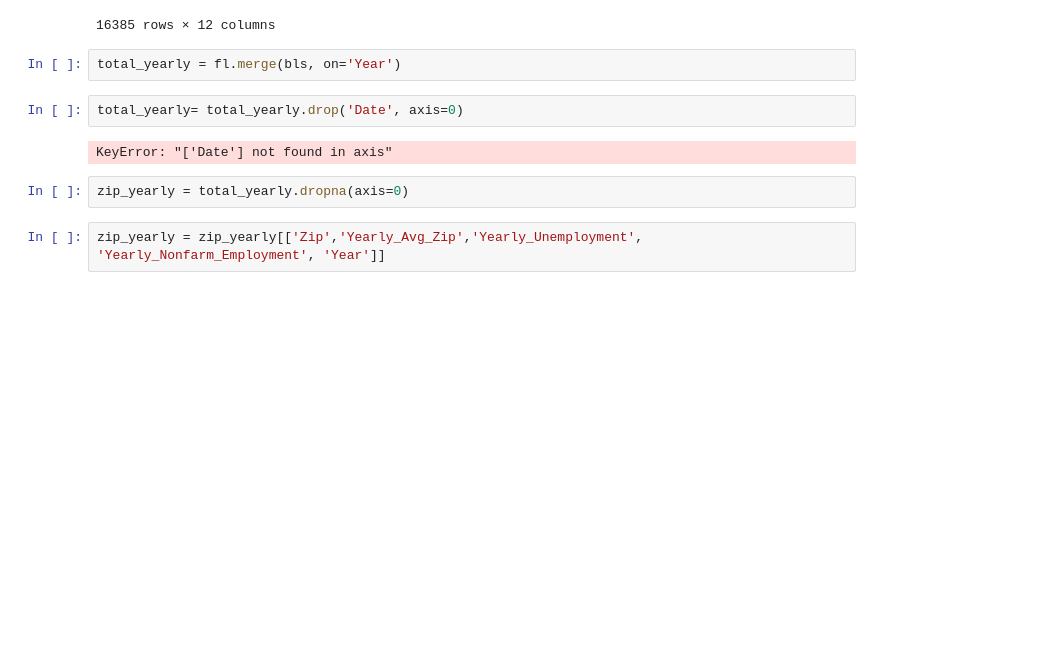
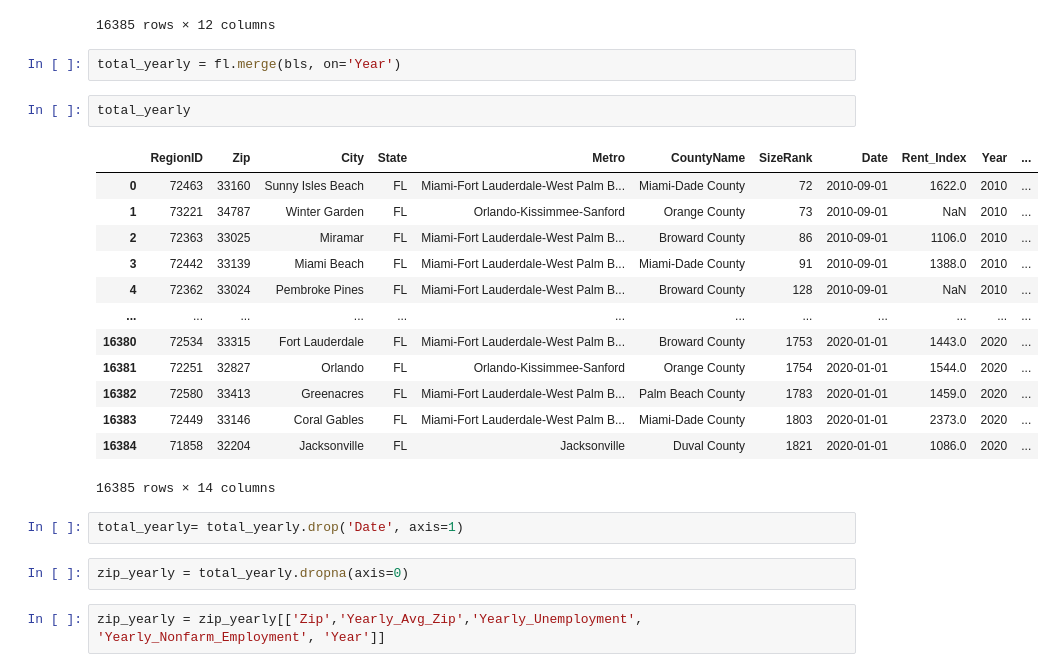
Before and after one commit to TheAidanAu/zillow_rent_index, a Jupyter notebook: JOHN/notebooks/Rent Idx Intial EDA-ed from Jacob.ipynb, the cells around one changed output. Drawn from its saved outputs; the diff is of its cells as text; blank space fills up the shorter version.

```diff
--- a/JOHN/notebooks/Rent Idx Intial EDA-ed from Jacob.ipynb
+++ b/JOHN/notebooks/Rent Idx Intial EDA-ed from Jacob.ipynb
@@ -311,10 +311,24 @@ fl
 16385 rows × 12 columns
 # %%
 total_yearly = fl.merge(bls, on='Year')
+# %%
+total_yearly
+# %% [output]
+|  | RegionID | Zip | City | State | Metro | CountyName | SizeRank | Date | Rent_Index | Year | ... |
+| 0 | 72463 | 33160 | Sunny Isles Beach | FL | Miami-Fort Lauderdale-West Palm B... | Miami-Dade County | 72 | 2010-09-01 | 1622.0 | 2010 | ... |
+| 1 | 73221 | 34787 | Winter Garden | FL | Orlando-Kissimmee-Sanford | Orange County | 73 | 2010-09-01 | NaN | 2010 | ... |
+| 2 | 72363 | 33025 | Miramar | FL | Miami-Fort Lauderdale-West Palm B... | Broward County | 86 | 2010-09-01 | 1106.0 | 2010 | ... |
+| 3 | 72442 | 33139 | Miami Beach | FL | Miami-Fort Lauderdale-West Palm B... | Miami-Dade County | 91 | 2010-09-01 | 1388.0 | 2010 | ... |
+| 4 | 72362 | 33024 | Pembroke Pines | FL | Miami-Fort Lauderdale-West Palm B... | Broward County | 128 | 2010-09-01 | NaN | 2010 | ... |
+| ... | ... | ... | ... | ... | ... | ... | ... | ... | ... | ... | ... |
+| 16380 | 72534 | 33315 | Fort Lauderdale | FL | Miami-Fort Lauderdale-West Palm B... | Broward County | 1753 | 2020-01-01 | 1443.0 | 2020 | ... |
+| 16381 | 72251 | 32827 | Orlando | FL | Orlando-Kissimmee-Sanford | Orange County | 1754 | 2020-01-01 | 1544.0 | 2020 | ... |
+| 16382 | 72580 | 33413 | Greenacres | FL | Miami-Fort Lauderdale-West Palm B... | Palm Beach County | 1783 | 2020-01-01 | 1459.0 | 2020 | ... |
+| 16383 | 72449 | 33146 | Coral Gables | FL | Miami-Fort Lauderdale-West Palm B... | Miami-Dade County | 1803 | 2020-01-01 | 2373.0 | 2020 | ... |
+| 16384 | 71858 | 32204 | Jacksonville | FL | Jacksonville | Duval County | 1821 | 2020-01-01 | 1086.0 | 2020 | ... |
+16385 rows × 14 columns
 # %%
-total_yearly= total_yearly.drop('Date', axis=0)
+total_yearly= total_yearly.drop('Date', axis=1)
-# %% [output]
-KeyError: "['Date'] not found in axis"
 # %%
 zip_yearly = total_yearly.dropna(axis=0)
 # %%
```
